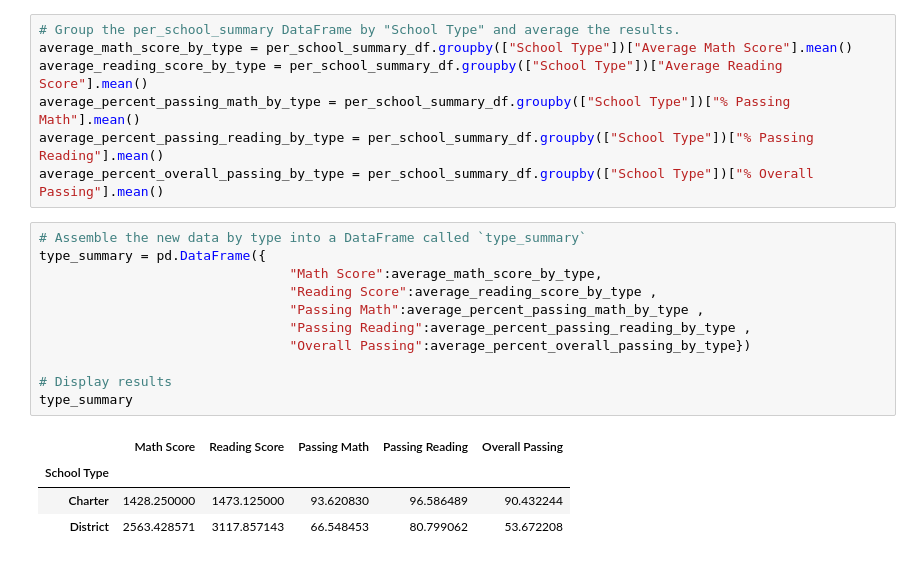
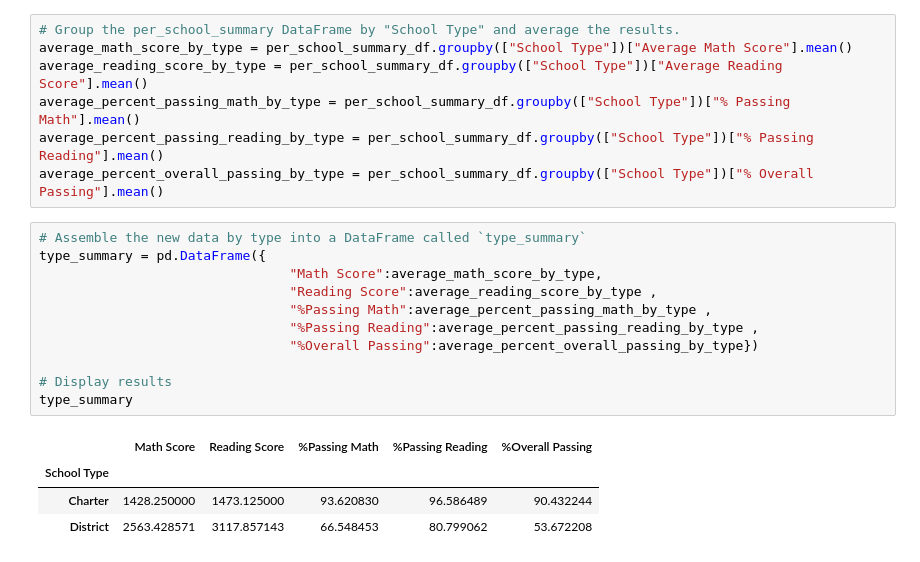
Before and after one commit to muhkashiff/pandas-challenge, a Jupyter notebook: PySchool/PyCitySchools.ipynb, the cells around one changed output. Cells and saved outputs as stored; diff of their text form.

```diff
--- a/PySchool/PyCitySchools.ipynb
+++ b/PySchool/PyCitySchools.ipynb
@@ -489,16 +489,16 @@ average_percent_overall_passing_by_type = per_school_summary_df.groupby(["School
 # %%
 # Assemble the new data by type into a DataFrame called `type_summary`
 type_summary = pd.DataFrame({
                                 "Math Score":average_math_score_by_type,
                                 "Reading Score":average_reading_score_by_type ,
-                                "Passing Math":average_percent_passing_math_by_type ,
-                                "Passing Reading":average_percent_passing_reading_by_type ,
-                                "Overall Passing":average_percent_overall_passing_by_type})
+                                "%Passing Math":average_percent_passing_math_by_type ,
+                                "%Passing Reading":average_percent_passing_reading_by_type ,
+                                "%Overall Passing":average_percent_overall_passing_by_type})
 
 # Display results
 type_summary
 # %% [output]
-|  | Math Score | Reading Score | Passing Math | Passing Reading | Overall Passing |
+|  | Math Score | Reading Score | %Passing Math | %Passing Reading | %Overall Passing |
 | School Type |  |  |  |  |  |
 | Charter | 1428.250000 | 1473.125000 | 93.620830 | 96.586489 | 90.432244 |
 | District | 2563.428571 | 3117.857143 | 66.548453 | 80.799062 | 53.672208 |
```
Also changed, not shown: parts of 3 cells of this notebook.
